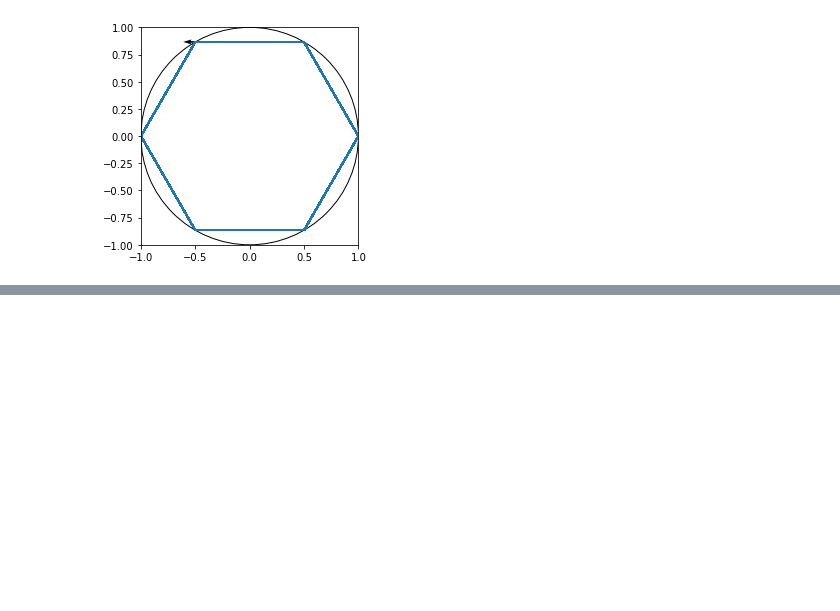
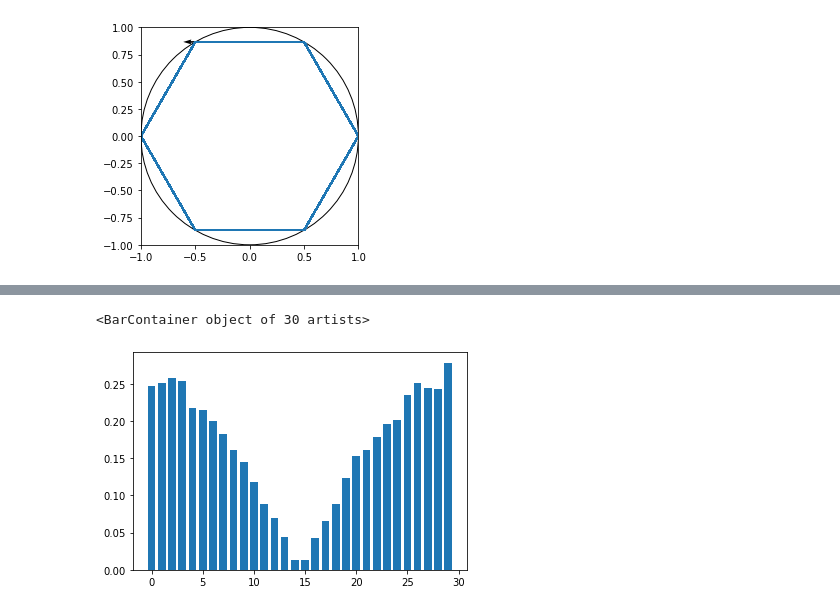
Before and after one commit to Creatorri/18.821-Project-2-Billiards, a Jupyter notebook: Simple Collision.ipynb, the cells around one changed output, grey strips where cells are left out. Cells and saved outputs as stored; diff of their text form; code cells hidden in the pictures; blank space fills up the shorter version.

```diff
--- a/Simple Collision.ipynb
+++ b/Simple Collision.ipynb
@@ -170,3 +194,13 @@ plt.bar(us,cs,width=0.05)
+# %%
+ss = list(map(lambda x: x[2],ls[1:]))
+#print(ss)
+#ax = plt.gca()
+#ax.hist(ss,bins=bounces)
+us,cs = side_chance(ls)
+plt.bar(us,cs,width=0.75)
+# %% [output]
+<BarContainer object of 30 artists>
+[figure, added]
 # %%
 ls = sim(nghit,randx(np.cos(np.pi/sides)),randv(),bounces)
 plt.plot(*ng.T)
```
Also changed, not shown: parts of 12 cells of this notebook.
